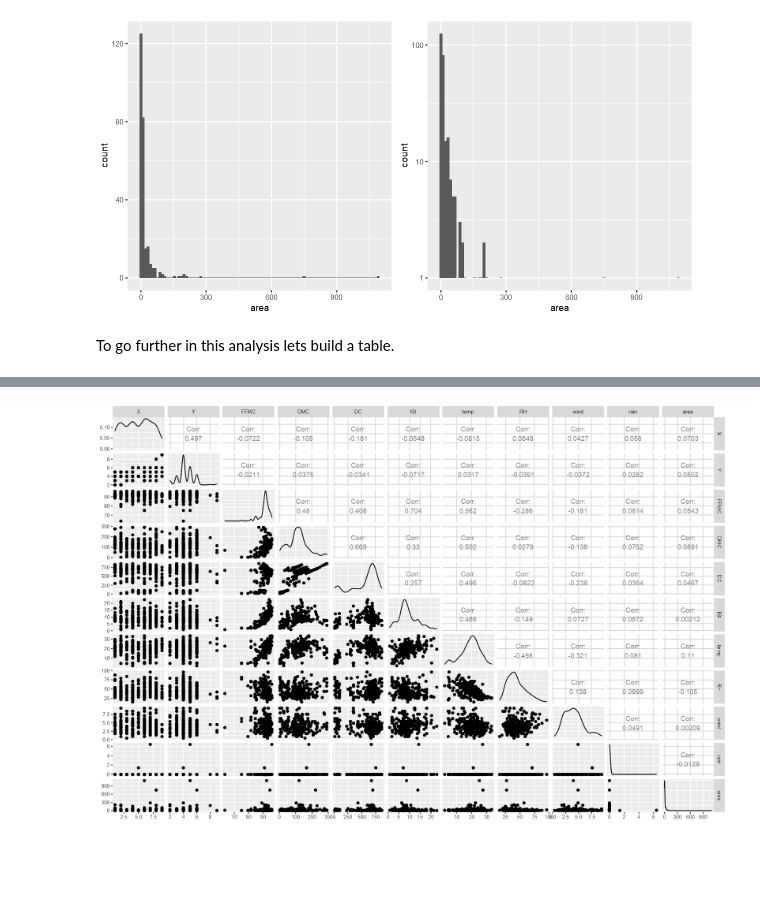
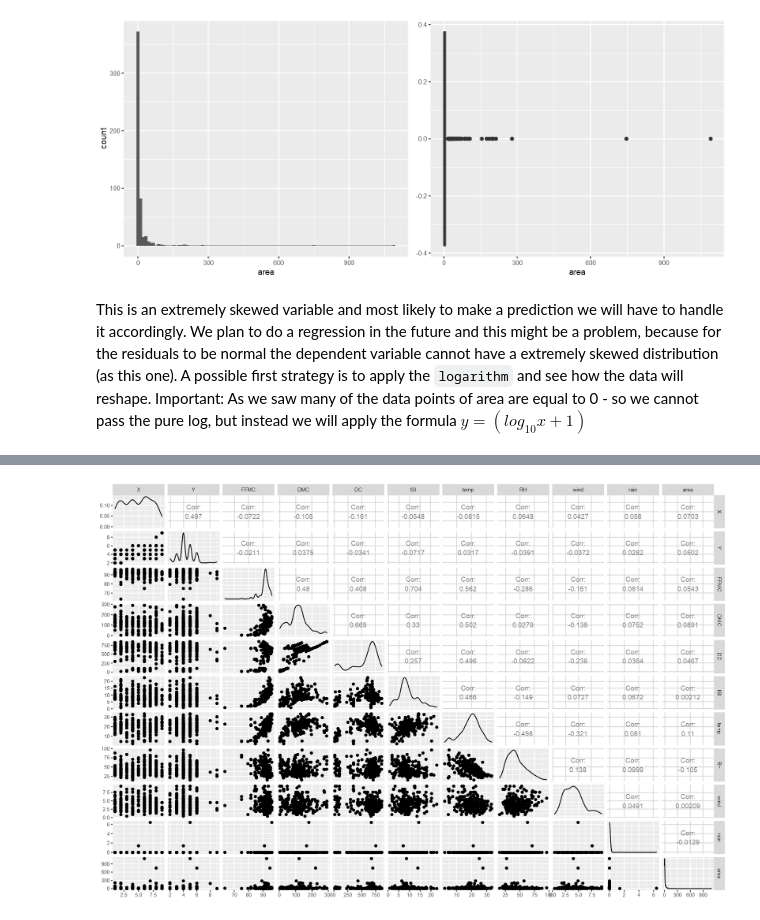
Before and after one commit to Agewerc/Bushfire-Analysis, a Jupyter notebook: Bushfire_Analysis_Area_Prediction.ipynb, the cells around one changed output, grey strips where cells are left out. Drawn from its saved outputs; the diff is of its cells as text; code cells hidden in the pictures; blank space fills up the shorter version.

Commit message:
Back to the exploration - applying log + 1 and improving explanations

```diff
--- a/Bushfire_Analysis_Area_Prediction.ipynb
+++ b/Bushfire_Analysis_Area_Prediction.ipynb
@@ -45,6 +65,6 @@ options(repr.plot.width=10, repr.plot.height=5)
 # %%
-# par(mfrow=c(1,2))
-p1 <- ggplot(df_rfires, aes(x=area)) + geom_histogram(bins = 100)
-p2 <- ggplot(df_rfires, aes(x=area)) + geom_histogram(bins = 100) + scale_y_log10()
-grid.arrange(p1, p2, nrow = 1)
+# options(repr.plot.width=12, repr.plot.height=5)
+plot1 <- ggplot(df_fires, aes(area)) + geom_histogram(bins = 100)
+plot2 <- ggplot(df_fires, aes(area)) + geom_boxplot()
+grid.arrange(plot1, plot2, nrow = 1)
 # %% [output]
@@ -55,3 +71,3 @@ Warning message:
-[figure, old version]
+[figure, new version]
-# %% [markdown]
-To go further in this analysis lets build a table.
+# %% [markdown]
+This is an extremely skewed variable and most likely to make a prediction we will have to handle it accordingly. We plan to do a regression in the future and this might be a problem, because for the residuals to be normal the dependent variable cannot have a extremely skewed distribution (as this one). A possible first strategy is to apply the `logarithm` and see how the data will reshape. Important: As we saw many of the data points of area are equal to 0 - so we cannot pass the pure log, but instead we will apply the formula $y = (log_{10}x+1)$
```
Also changed, not shown: parts of 26 cells of this notebook.
